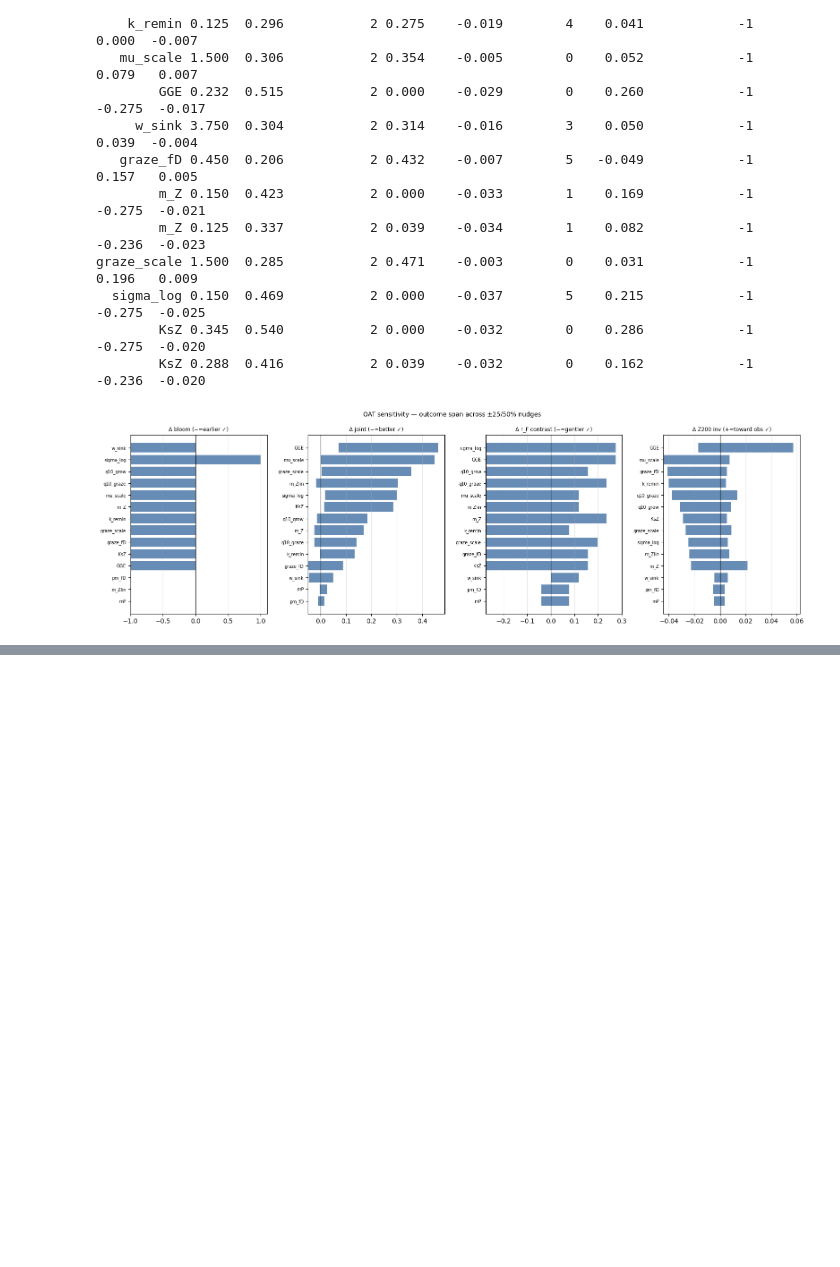
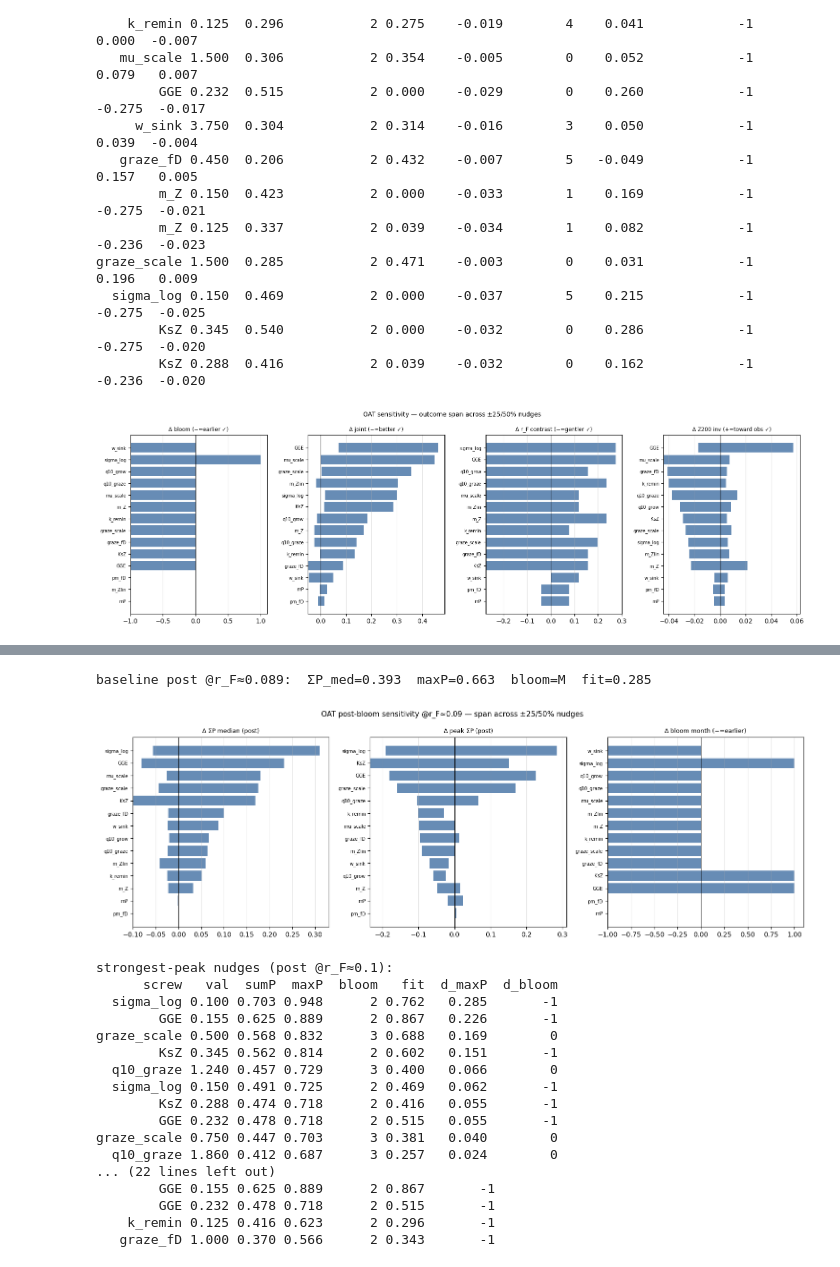
Before and after one commit to ben1post/SSMCariaco, a Jupyter notebook: parameter_scan/FINAL/NEWSCANSETUP_04.ipynb, the cells around one changed output, grey strips where cells are left out. Saved outputs shown, nothing was run; the diff lists cells and outputs as text; code cells hidden in the pictures; blank space fills up the shorter version.

```diff
--- a/parameter_scan/FINAL/NEWSCANSETUP_04.ipynb
+++ b/parameter_scan/FINAL/NEWSCANSETUP_04.ipynb
@@ -142,0 +298,60 @@ graze_scale 1.500  0.285           2 0.471    -0.003        0    0.031
+# %%
+import numpy as np, pandas as pd, matplotlib.pyplot as plt
+import seasonal_scan_harness as ssh
+res=ssh.load_results('seasonal_OAT_hplc3h_2026-06-28.pkl'); recs=res.records; OBS=res.obs
+MO=['J','F','M','A','M','J','J','A','S','O','N','D']; TGT=['mcs','pico','nano','micro','sumP']
+CENTER={'GGE':0.31,'mP':0.0015,'m_Z':0.10,'KsZ':0.23,'sigma_log':0.20,'m_Zlin':0.05,'k_remin':0.10,
+        'w_sink':5.0,'q10_grow':1.62,'q10_graze':2.48,'mu_scale':1.0,'graze_scale':1.0,'graze_fD':0.75,'pm_fD':0.9}
+def scr(r):
+    for k,cv in CENTER.items():
+        if abs(float(r.get(k,cv))-cv)>1e-9*max(1,abs(cv)): return k,float(r.get(k,cv))
+    return 'baseline',np.nan
+def csc(r):
+    g=r['group']
+    def rms(get,ov):
+        t=[((get(k)-ov[k])/ov[k])**2 for k in TGT if ov.get(k) and abs(ov[k])>1e-9 and np.isfinite(get(k))]
+        return float(np.sqrt(np.mean(t))) if t else np.nan
+    return np.nanmax([rms(lambda k:r.get(k,np.nan),OBS[g]['mean']),rms(lambda k:r.get(k+'_med',np.nan),OBS[g]['med'])])
+rows=[]
+for r in recs:
+    if r['group']!='post': continue
+    c=np.asarray(r.get('clim_sumP',[np.nan]*12),float)
+    if not np.isfinite(c).any(): continue
+    s,v=scr(r)
+    rows.append(dict(screw=s,val=v,rF=r['fish'],sumP=r.get('sumP_med',r.get('sumP',np.nan)),
+                     maxP=float(np.nanmax(c)),bloom=int(np.nanargmax(c))+1,fit=csc(r)))
+D=pd.DataFrame(rows); D01=D[(D.rF-0.1).abs()<0.025]; b=D01[D01.screw=='baseline'].iloc[0]
+print(f"baseline post @r_F≈{b.rF:.3f}:  ΣP_med={b.sumP:.3f}  maxP={b.maxP:.3f}  bloom={MO[int(b.bloom)-1]}  fit={b.fit:.3f}")
+for c in ['sumP','maxP','bloom']: D01['d_'+c]=D01[c]-b[c]
+sc=D01[D01.screw!='baseline']
+M=[('d_sumP','Δ ΣP median (post)'),('d_maxP','Δ peak ΣP (post)'),('d_bloom','Δ bloom month (−=earlier)')]
+fig,axes=plt.subplots(1,3,figsize=(15,5))
+for ax,(m,lab) in zip(axes,M):
+    g=sc.groupby('screw')[m].agg(['min','max']); g=g.reindex(g.abs().max(axis=1).sort_values().index)
+    y=np.arange(len(g)); ax.barh(y,g['max']-g['min'],left=g['min'],color='#4C78A8',alpha=.85)
+    ax.axvline(0,color='k',lw=.8); ax.set_yticks(y); ax.set_yticklabels(g.index,fontsize=7); ax.set_title(lab,fontsize=9); ax.grid(axis='x',alpha=.3)
+fig.suptitle(f'OAT post-bloom sensitivity @r_F≈{b.rF:.2f} — span across ±25/50% nudges',fontsize=11); plt.tight_layout(); plt.show()
+print("\nstrongest-peak nudges (post @r_F≈0.1):")
+print(sc.sort_values('maxP',ascending=False).head(10)[['screw','val','sumP','maxP','bloom','fit','d_maxP','d_bloom']].round(3).to_string(index=False))
+print("\nearliest-bloom nudges:")
+print(sc[sc.d_bloom<0].sort_values('bloom')[['screw','val','sumP','maxP','bloom','fit','d_bloom']].round(3).round(3).to_string(index=False) if (sc.d_bloom<0).any() else "  none earlier than baseline")
+# %% [output]
+baseline post @r_F≈0.089:  ΣP_med=0.393  maxP=0.663  bloom=M  fit=0.285
+[figure, added]
+strongest-peak nudges (post @r_F≈0.1):
+      screw   val  sumP  maxP  bloom   fit  d_maxP  d_bloom
+  sigma_log 0.100 0.703 0.948      2 0.762   0.285       -1
+        GGE 0.155 0.625 0.889      2 0.867   0.226       -1
+graze_scale 0.500 0.568 0.832      3 0.688   0.169        0
+        KsZ 0.345 0.562 0.814      2 0.602   0.151       -1
+  q10_graze 1.240 0.457 0.729      3 0.400   0.066        0
+  sigma_log 0.150 0.491 0.725      2 0.469   0.062       -1
+        KsZ 0.288 0.474 0.718      2 0.416   0.055       -1
+        GGE 0.232 0.478 0.718      2 0.515   0.055       -1
+graze_scale 0.750 0.447 0.703      3 0.381   0.040        0
+  q10_graze 1.860 0.412 0.687      3 0.257   0.024        0
+... (22 lines left out)
+        GGE 0.155 0.625 0.889      2 0.867       -1
+        GGE 0.232 0.478 0.718      2 0.515       -1
+    k_remin 0.125 0.416 0.623      2 0.296       -1
+   graze_fD 1.000 0.370 0.566      2 0.343       -1
```
Also changed, not shown: parts of 20 cells of this notebook, 4 other files.
